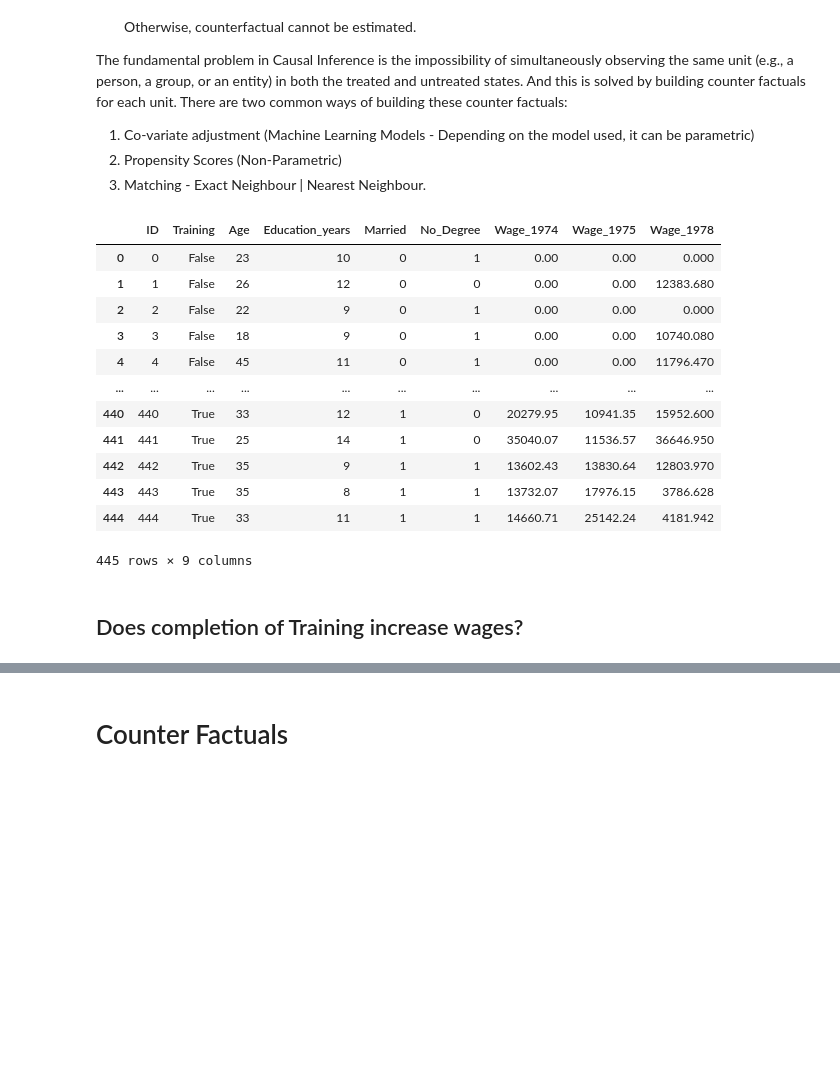
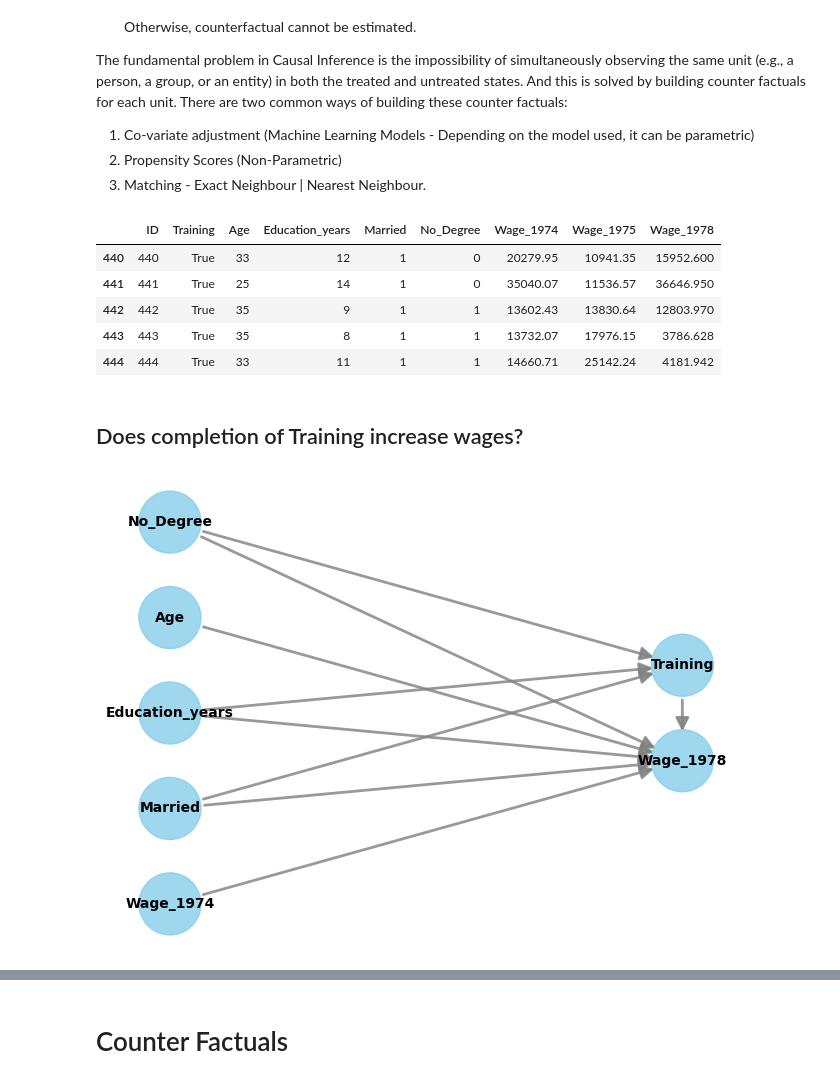
Before and after one commit to d-saikrishna/DataScience, a Jupyter notebook: Statistics/Causal Inference/CausalInference.ipynb, the cells around one changed output, grey strips where cells are left out. Drawn from its saved outputs; the diff is of its cells as text; code cells hidden in the pictures; blank space fills up the shorter version.

```diff
--- a/Statistics/Causal Inference/CausalInference.ipynb
+++ b/Statistics/Causal Inference/CausalInference.ipynb
@@ -15,21 +15,14 @@ import numpy as np
 # %%
 df = pd.read_csv('lalonde.csv')
 # %%
-df
+df.tail()
 # %% [output]
 |  | ID | Training | Age | Education_years | Married | No_Degree | Wage_1974 | Wage_1975 | Wage_1978 |
-| 0 | 0 | False | 23 | 10 | 0 | 1 | 0.00 | 0.00 | 0.000 |
-| 1 | 1 | False | 26 | 12 | 0 | 0 | 0.00 | 0.00 | 12383.680 |
-| 2 | 2 | False | 22 | 9 | 0 | 1 | 0.00 | 0.00 | 0.000 |
-| 3 | 3 | False | 18 | 9 | 0 | 1 | 0.00 | 0.00 | 10740.080 |
-| 4 | 4 | False | 45 | 11 | 0 | 1 | 0.00 | 0.00 | 11796.470 |
-| ... | ... | ... | ... | ... | ... | ... | ... | ... | ... |
 | 440 | 440 | True | 33 | 12 | 1 | 0 | 20279.95 | 10941.35 | 15952.600 |
 | 441 | 441 | True | 25 | 14 | 1 | 0 | 35040.07 | 11536.57 | 36646.950 |
 | 442 | 442 | True | 35 | 9 | 1 | 1 | 13602.43 | 13830.64 | 12803.970 |
 | 443 | 443 | True | 35 | 8 | 1 | 1 | 13732.07 | 17976.15 | 3786.628 |
 | 444 | 444 | True | 33 | 11 | 1 | 1 | 14660.71 | 25142.24 | 4181.942 |
-445 rows × 9 columns
 # %% [markdown]
 ## Does completion of Training increase wages?
 # %%
@@ -67,4 +60,8 @@ model = CausalModel(data=df,
                     treatment = treatment_col,
                    outcome=outcome_col,
                    graph=g)
+
+model.view_model()
+# %% [output]
+[figure, added]
 # %%
```
Also changed, not shown: parts of 17 cells of this notebook, 14 other files.
